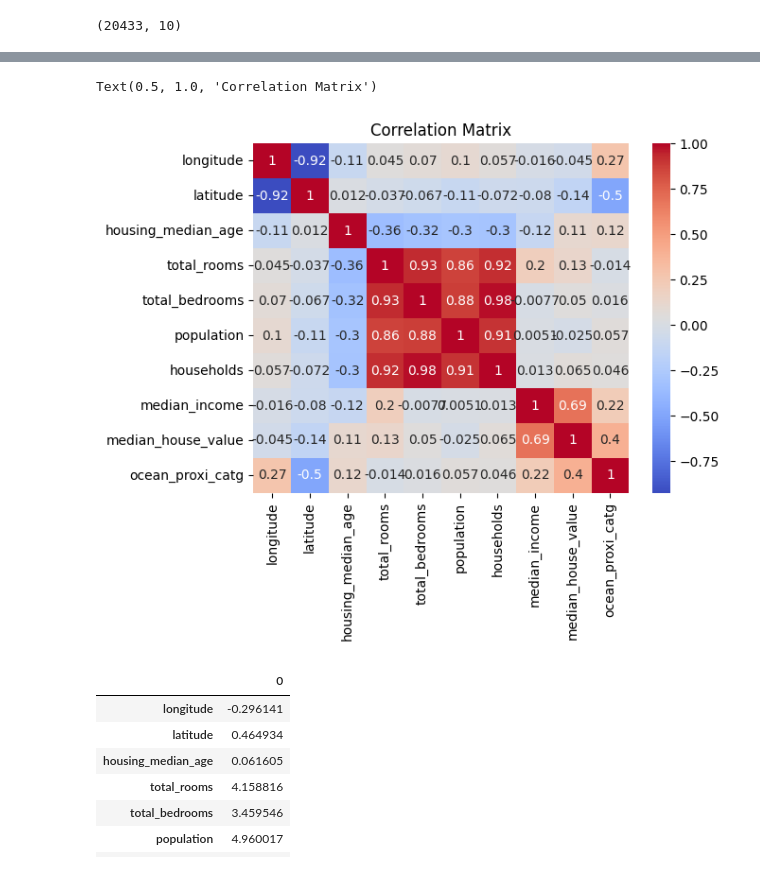
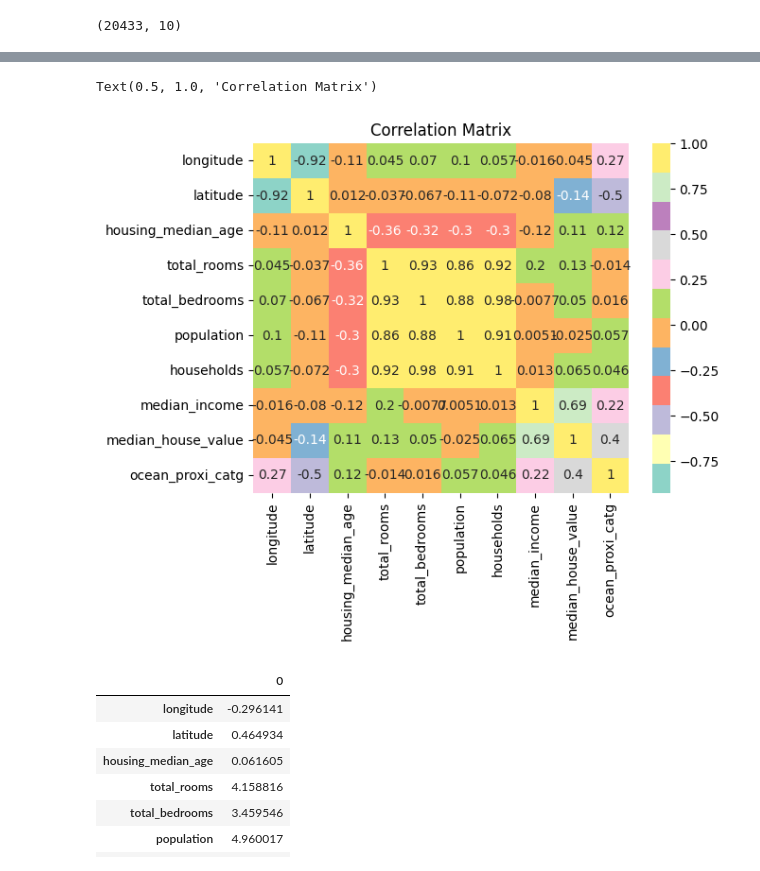
Before and after one commit to avii-001/Machine_Learning, a Jupyter notebook: Predict_House_Price_Linear_Regression.ipynb, the cells around one changed output, grey strips where cells are left out. Cells and saved outputs as stored; diff of their text form; code cells hidden in the pictures.

```diff
--- a/Predict_House_Price_Linear_Regression.ipynb
+++ b/Predict_House_Price_Linear_Regression.ipynb
@@ -124,11 +124,11 @@ df.describe()
 | max | -114.310000 | 41.950000 | 52.000000 | 39320.000000 | 6445.000000 | 35682.000000 | 6082.000000 | ... |
 # %%
 corelation =df.corr()
-ax=sns.heatmap(corelation,cmap='coolwarm',annot=True)
+ax=sns.heatmap(corelation,cmap='Set3',annot=True)
 ax.set_title('Correlation Matrix')
 # %% [output]
 Text(0.5, 1.0, 'Correlation Matrix')
-[figure, old version]
+[figure, new version]
 # %%
 df.skew()
 # %% [output]
```
Also changed, not shown: parts of 1 cell of this notebook.
